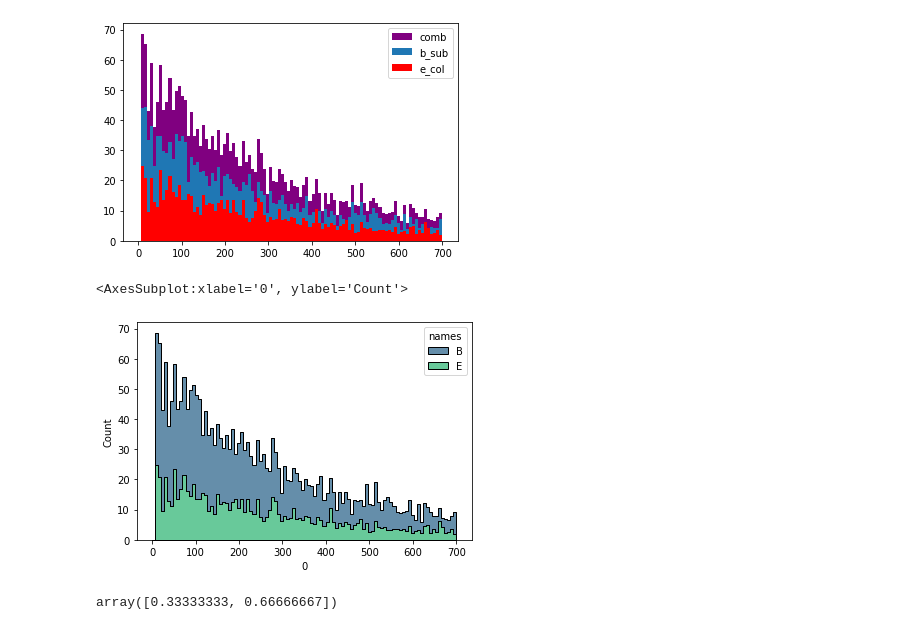
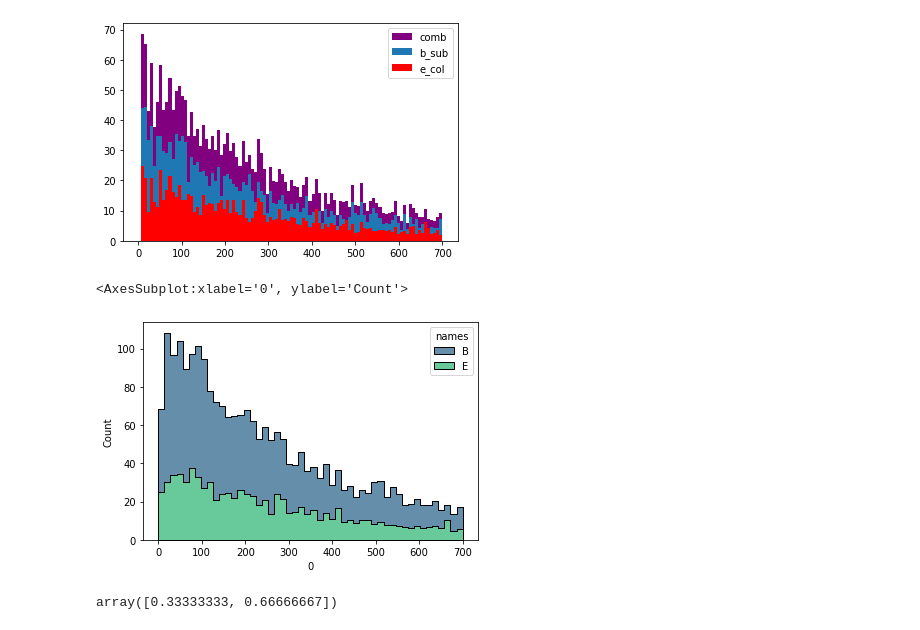
Before and after one commit to ryandkuster/readsynth, a Jupyter notebook: notebooks/total_reads_approach.ipynb, the cells around one changed output. Saved outputs shown, nothing was run; the diff lists cells and outputs as text; code cells hidden in the pictures.

```diff
--- a/notebooks/total_reads_approach.ipynb
+++ b/notebooks/total_reads_approach.ipynb
@@ -55,18 +55,17 @@ plt.show()
 # %% [output]
 [figure]
 # %%
-import seaborn as sns
-
 test_df1 = pd.DataFrame(fragments_freq_b.items())
 test_df1['names'] = 'B'
 test_df2 = pd.DataFrame(fragments_freq_e.items())
 test_df2['names'] = 'E'
 test_df = pd.concat([test_df1, test_df2], axis=0)
 
-sns.histplot(data=test_df, x=test_df[0], hue=test_df['names'], weights=test_df[1], palette="viridis", multiple="stack", bins=100, element="step")
+sns.histplot(data=test_df, x=test_df[0], hue=test_df['names'], weights=test_df[1], palette="viridis", multiple="stack", bins=50, element="step")
+# sns.histplot(data=test_df, x=test_df[0], hue=test_df['names'], weights=test_df[1], palette="viridis", multiple="stack", bins=100, element="step")
 # %% [output]
 <AxesSubplot:xlabel='0', ylabel='Count'>
-[figure, old version]
+[figure, new version]
 # %%
 abundances = np.array([250, 500])
 abundances = abundances / abundances.sum()
```
Also changed, not shown: parts of 10 cells of this notebook, 12 other files.
